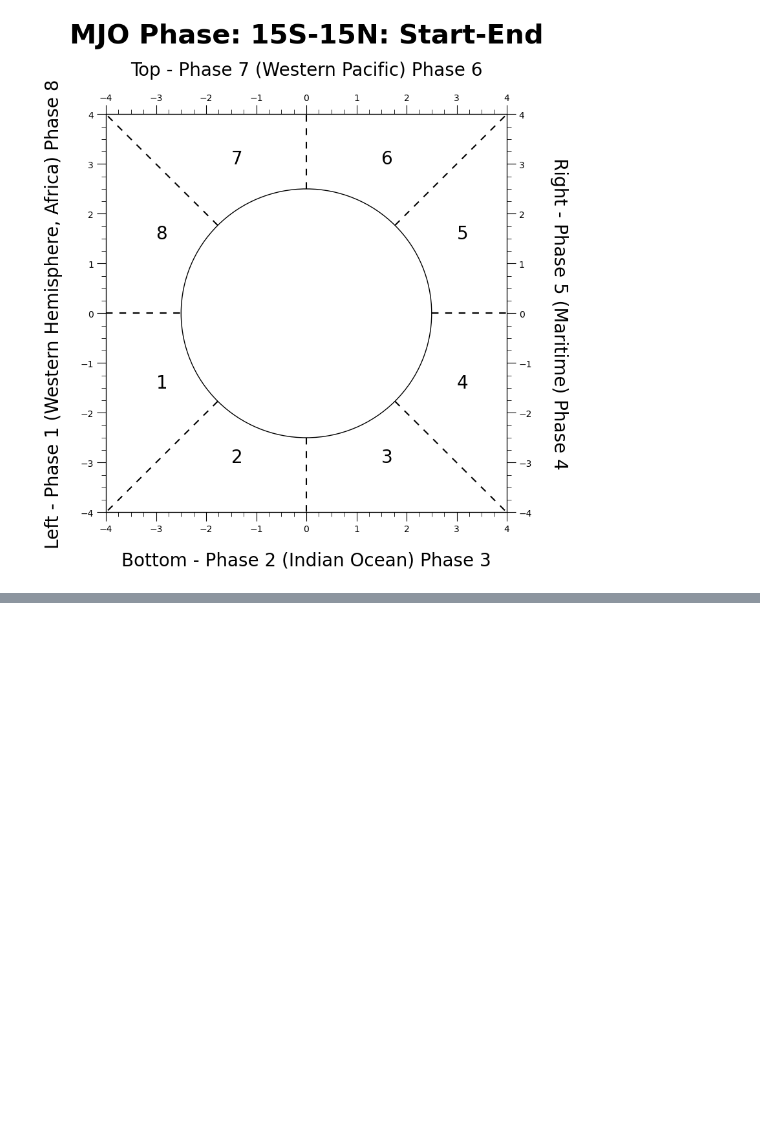
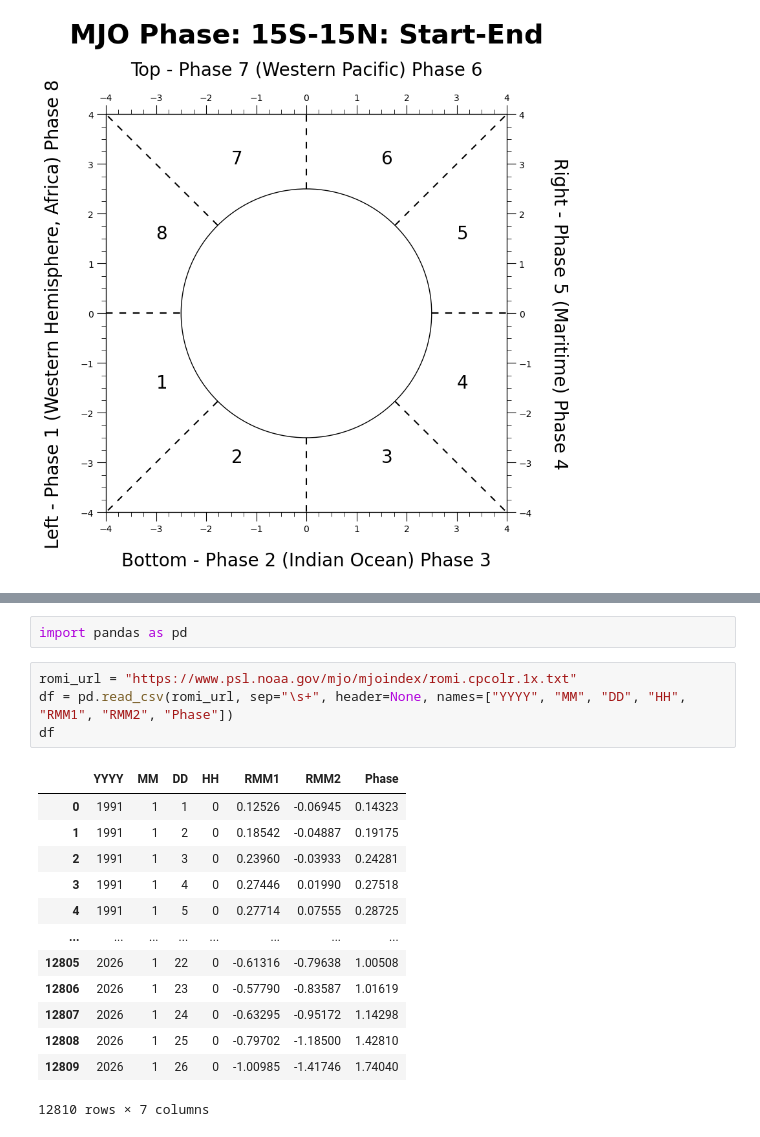
Before and after one commit to cyschneck/geocat-research, a Jupyter notebook: mjo/mjo_phase_background.ipynb, the cells around one changed output, grey strips where cells are left out. Cells and saved outputs as stored; diff of their text form; blank space fills up the shorter version.

```diff
--- a/mjo/mjo_phase_background.ipynb
+++ b/mjo/mjo_phase_background.ipynb
@@ -161,0 +171,20 @@ Working Example -- Phase diagram split into 8 equal parts for example:
+# %%
+import pandas as pd
+# %%
+romi_url = "https://www.psl.noaa.gov/mjo/mjoindex/romi.cpcolr.1x.txt"
+df = pd.read_csv(romi_url, sep="\s+", header=None, names=["YYYY", "MM", "DD", "HH", "RMM1", "RMM2", "Phase"])
+df
+# %% [output]
+|  | YYYY | MM | DD | HH | RMM1 | RMM2 | Phase |
+| 0 | 1991 | 1 | 1 | 0 | 0.12526 | -0.06945 | 0.14323 |
+| 1 | 1991 | 1 | 2 | 0 | 0.18542 | -0.04887 | 0.19175 |
+| 2 | 1991 | 1 | 3 | 0 | 0.23960 | -0.03933 | 0.24281 |
+| 3 | 1991 | 1 | 4 | 0 | 0.27446 | 0.01990 | 0.27518 |
+| 4 | 1991 | 1 | 5 | 0 | 0.27714 | 0.07555 | 0.28725 |
+| ... | ... | ... | ... | ... | ... | ... | ... |
+| 12805 | 2026 | 1 | 22 | 0 | -0.61316 | -0.79638 | 1.00508 |
+| 12806 | 2026 | 1 | 23 | 0 | -0.57790 | -0.83587 | 1.01619 |
+| 12807 | 2026 | 1 | 24 | 0 | -0.63295 | -0.95172 | 1.14298 |
+| 12808 | 2026 | 1 | 25 | 0 | -0.79702 | -1.18500 | 1.42810 |
+| 12809 | 2026 | 1 | 26 | 0 | -1.00985 | -1.41746 | 1.74040 |
+12810 rows × 7 columns
```
Also changed, not shown: parts of 4 cells of this notebook.
